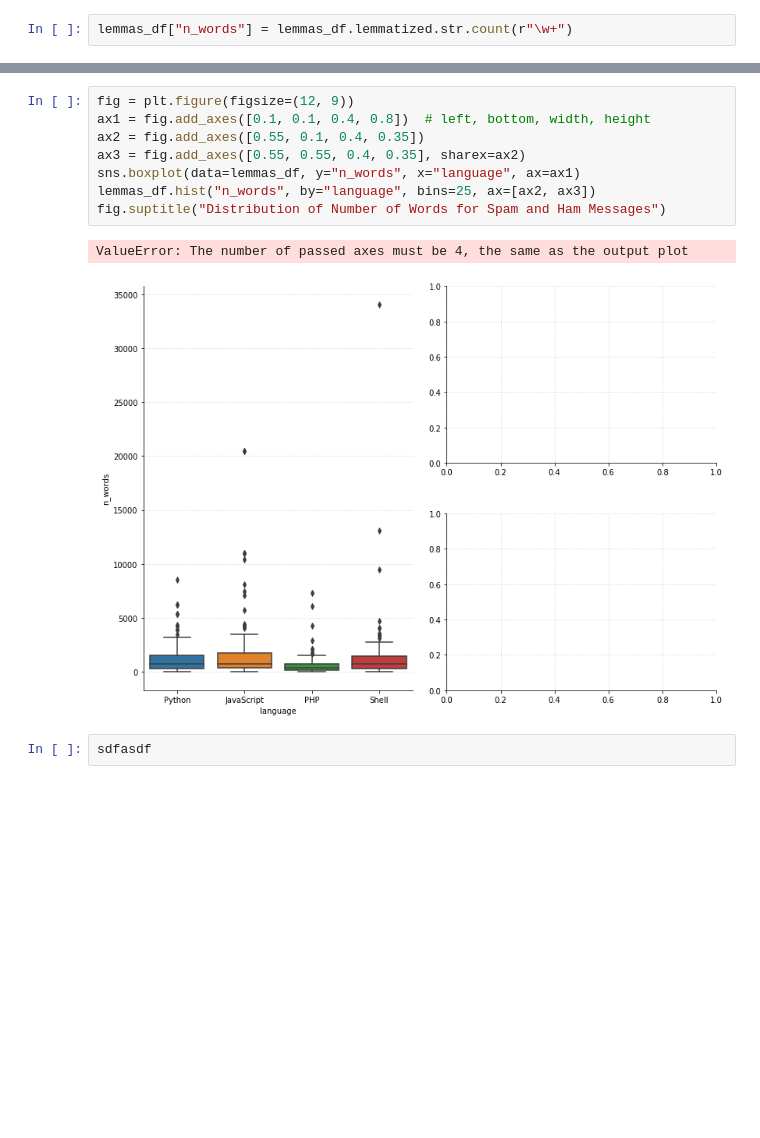
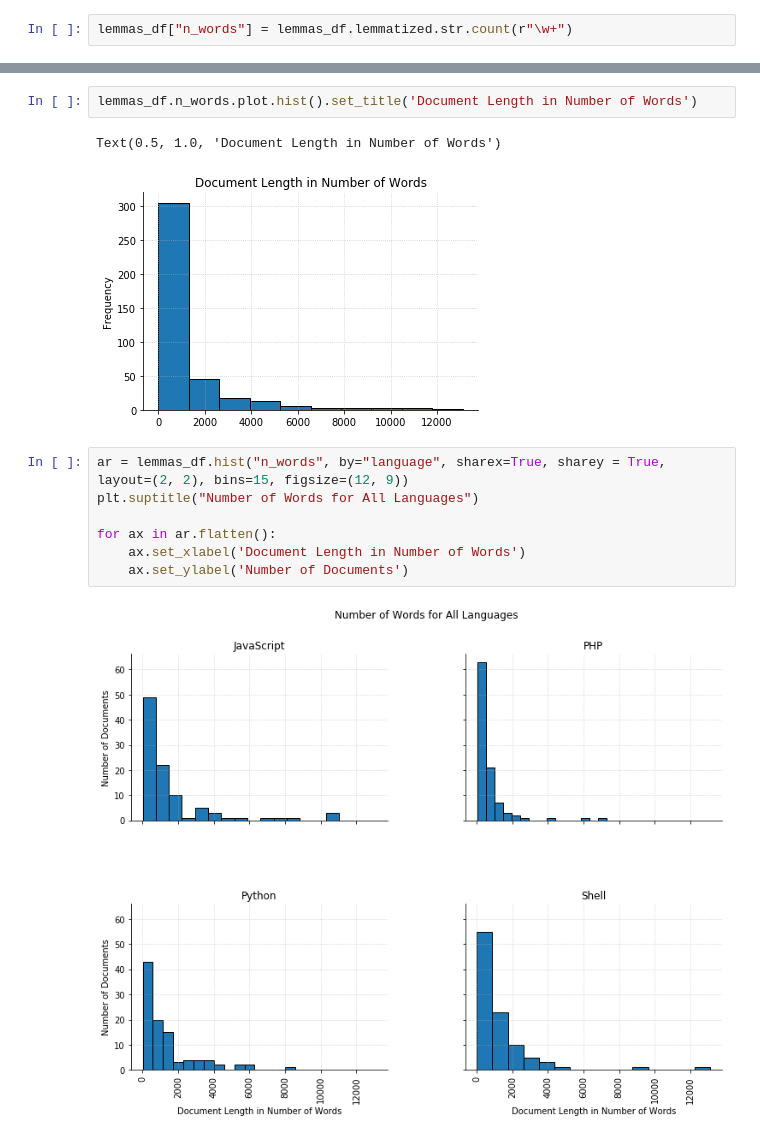
Before and after one commit to cera-amici/github-readme-nlp, a Jupyter notebook: github_readme_nlp.ipynb, the cells around one changed output, grey strips where cells are left out. Saved outputs shown, nothing was run; the diff lists cells and outputs as text; blank space fills up the shorter version.

```diff
--- a/github_readme_nlp.ipynb
+++ b/github_readme_nlp.ipynb
@@ -329,13 +351,14 @@ lemmas_df.groupby("language").n_words.describe()
-# %%
-fig = plt.figure(figsize=(12, 9))
-ax1 = fig.add_axes([0.1, 0.1, 0.4, 0.8])  # left, bottom, width, height
-ax2 = fig.add_axes([0.55, 0.1, 0.4, 0.35])
-ax3 = fig.add_axes([0.55, 0.55, 0.4, 0.35], sharex=ax2)
-sns.boxplot(data=lemmas_df, y="n_words", x="language", ax=ax1)
-lemmas_df.hist("n_words", by="language", bins=25, ax=[ax2, ax3])
-fig.suptitle("Distribution of Number of Words for Spam and Ham Messages")
-# %% [output]
-ValueError: The number of passed axes must be 4, the same as the output plot
-[figure, removed]
-# %%
-sdfasdf
+# %%
+lemmas_df.n_words.plot.hist().set_title('Document Length in Number of Words')
+# %% [output]
+Text(0.5, 1.0, 'Document Length in Number of Words')
+[figure, added]
+# %%
+ar = lemmas_df.hist("n_words", by="language", sharex=True, sharey = True, layout=(2, 2), bins=15, figsize=(12, 9))
+plt.suptitle("Number of Words for All Languages")
+
+for ax in ar.flatten():
+    ax.set_xlabel('Document Length in Number of Words')
+    ax.set_ylabel('Number of Documents')
+# %% [output]
+[figure, added]
```
Also changed, not shown: parts of 18 cells of this notebook.
